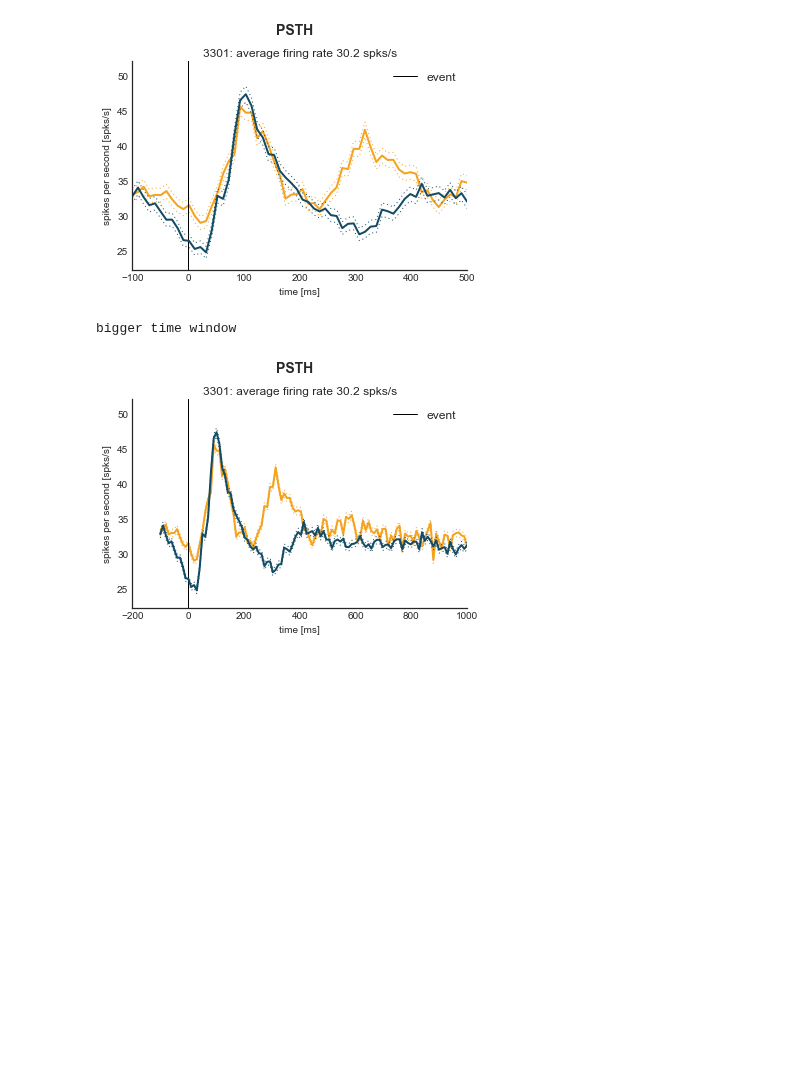
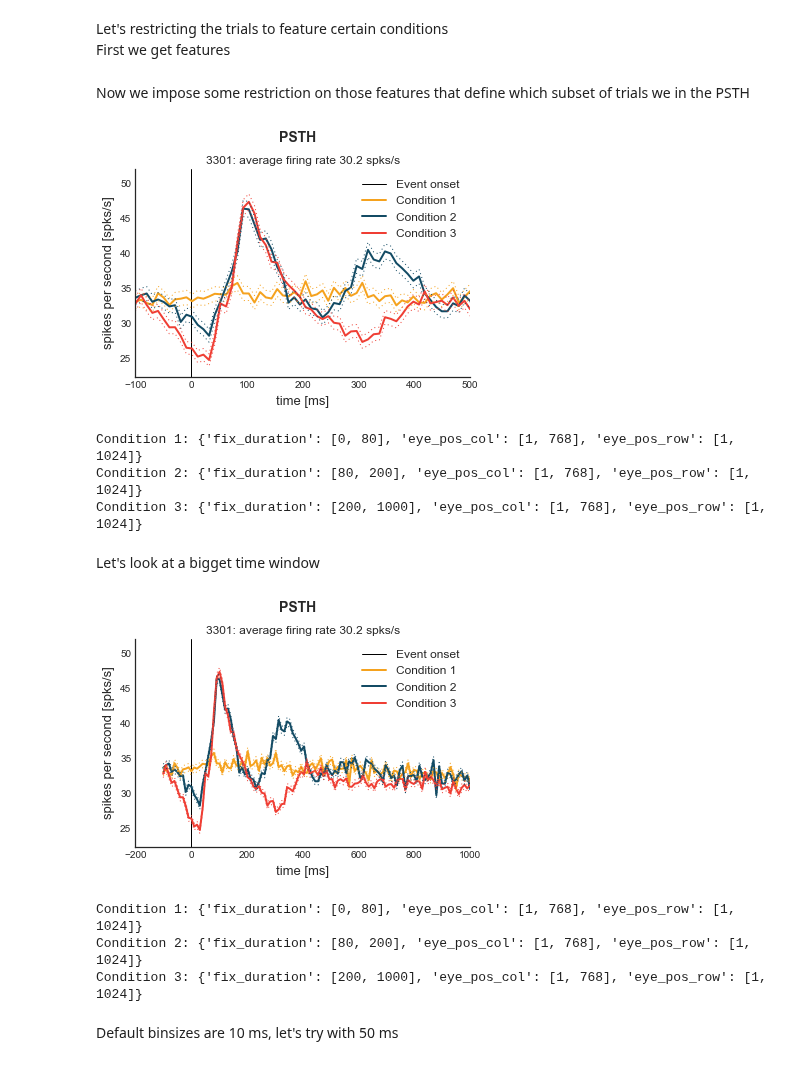
Before and after one commit to KordingLab/spykes, a Jupyter notebook: notebooks/neuron_example.ipynb, the cells around one changed output. Drawn from its saved outputs; the diff is of its cells as text; code cells hidden in the pictures; blank space fills up the shorter version.

```diff
--- a/notebooks/neuron_example.ipynb
+++ b/notebooks/neuron_example.ipynb
@@ -137,6 +187,7 @@ neuron.get_raster(fix_onset_times);
+# %% [markdown]
+Let's restricting the trials to feature certain conditions <br>
+First we get features
 # %%
-# how about restricting the trials to certain conditions
-# Letz get some features
 fix_onset_times = np.array([dat['eyes'][fix]['fix_onset'] for fix in dat['eyes']])
 fix_offset_times = np.array([dat['eyes'][fix]['fix_offset'] for fix in dat['eyes']])
 fix_col = np.array([dat['eyes'][fix]['col'] for fix in dat['eyes']])
@@ -144,35 +195,47 @@ fix_row = np.array([dat['eyes'][fix]['col'] for fix in dat['eyes']])
 
 features = {}
 features['fix_duration'] = (fix_offset_times-fix_onset_times)*1000
-features['in_screen_row'] = fix_row
-features['in_screen_col'] = fix_col
-features['a fake feature'] = []
-features['yet another fake feature'] = []
+features['eye_pos_row'] = fix_row
+features['eye_pos_col'] = fix_col
+features['a_fake_feature'] = []
-# %%
-# Now that we have features Letz impose some restriction on which subset of trials we want to look at
-#######################################
-
-# how about trials that are inside the screen
-selectors = {}
-selectors[0]= {}
-selectors[0]['in_screen_row'] = [1, 1024]
-selectors[0]['in_screen_col'] = [1, 768]
-#and that have a fixation duration between [20,150]ms
-selectors[0]['fix_duration'] = [80, 180]
-
-#and letz compare that to those inside the screen with fixation duration between [200,1000]ms
-selectors[1]= {}
-selectors[1]['in_screen_row'] = [1, 1024]
-selectors[1]['in_screen_col'] = [1, 768]
-selectors[1]['fix_duration'] = [200, 1000]
-
-neuron.get_psth(fix_onset_times, features, selectors);
-# %% [output]
-[figure, removed]
+# %% [markdown]
+Now we impose some restriction on those features that define which subset of trials we in the PSTH
+# %%
+# Trials that are inside the screen
+conditions = {}
+conditions[0]= {}
+conditions[0]['eye_pos_row'] = [1, 1024]
+conditions[0]['eye_pos_col'] = [1, 768]
+# and a fixation duration between [0, 80] ms
+conditions[0]['fix_duration'] = [0, 80]
+
+# or fixation duration between [80, 200] ms
+conditions[1]= {}
+conditions[1]['eye_pos_row'] = [1, 1024]
+conditions[1]['eye_pos_col'] = [1, 768]
+conditions[1]['fix_duration'] = [80, 200]
+
+# or fixation duration between [200, 1000] ms
+conditions[2]= {}
+conditions[2]['eye_pos_row'] = [1, 1024]
+conditions[2]['eye_pos_col'] = [1, 768]
+conditions[2]['fix_duration'] = [200, 1000]
+
+neuron.get_psth(fix_onset_times, features, conditions);
+# %% [output]
+[figure, added]
+Condition 1: {'fix_duration': [0, 80], 'eye_pos_col': [1, 768], 'eye_pos_row': [1, 1024]}
+Condition 2: {'fix_duration': [80, 200], 'eye_pos_col': [1, 768], 'eye_pos_row': [1, 1024]}
+Condition 3: {'fix_duration': [200, 1000], 'eye_pos_col': [1, 768], 'eye_pos_row': [1, 1024]}
+# %% [markdown]
+Let's look at a bigget time window
 # %%
-print 'bigger time window'
-neuron.get_psth(fix_onset_times, features, selectors, window = [-100,1000]);
+neuron.get_psth(fix_onset_times, features, conditions, window = [-100,1000]);
 # %% [output]
+[figure, new version]
-bigger time window
+Condition 1: {'fix_duration': [0, 80], 'eye_pos_col': [1, 768], 'eye_pos_row': [1, 1024]}
+Condition 2: {'fix_duration': [80, 200], 'eye_pos_col': [1, 768], 'eye_pos_row': [1, 1024]}
+Condition 3: {'fix_duration': [200, 1000], 'eye_pos_col': [1, 768], 'eye_pos_row': [1, 1024]}
-[figure, old version]
+# %% [markdown]
+Default binsizes are 10 ms, let's try with 50 ms
 # %%
```
Also changed, not shown: parts of 49 cells of this notebook, 1 other file.
